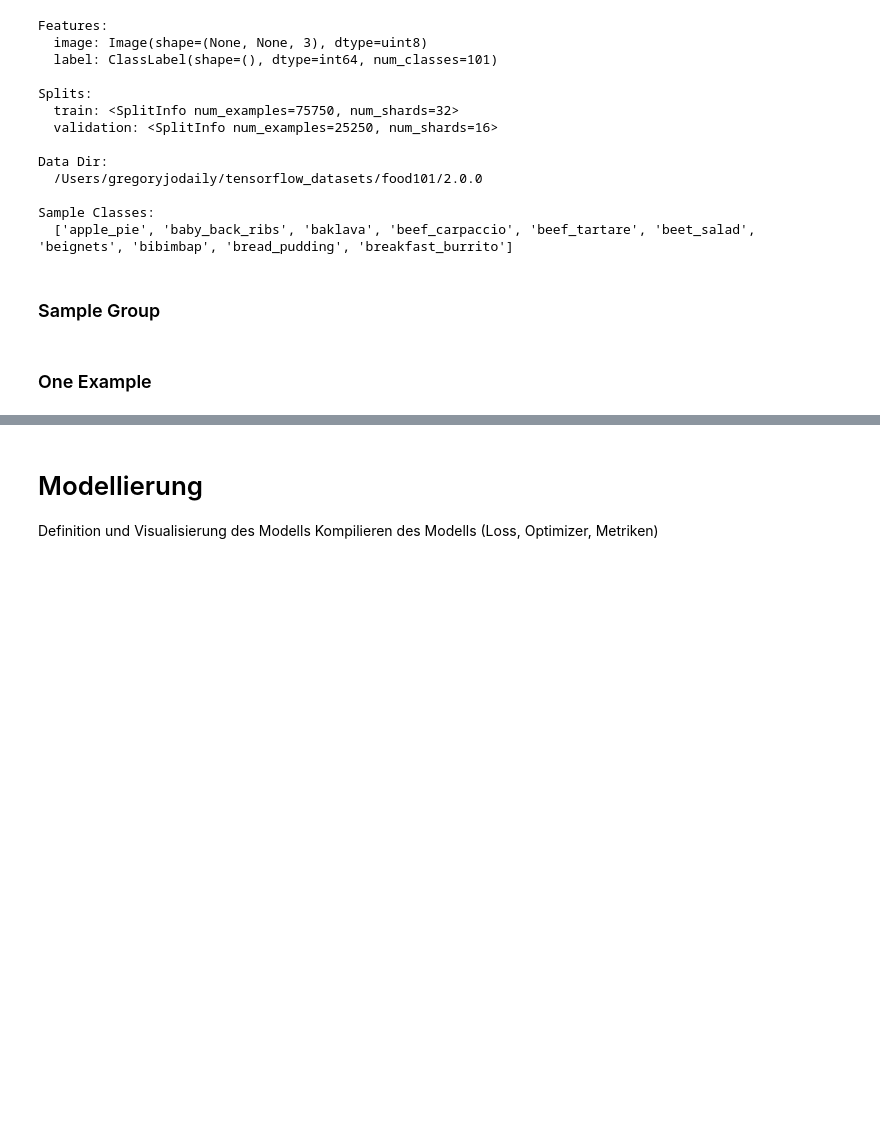
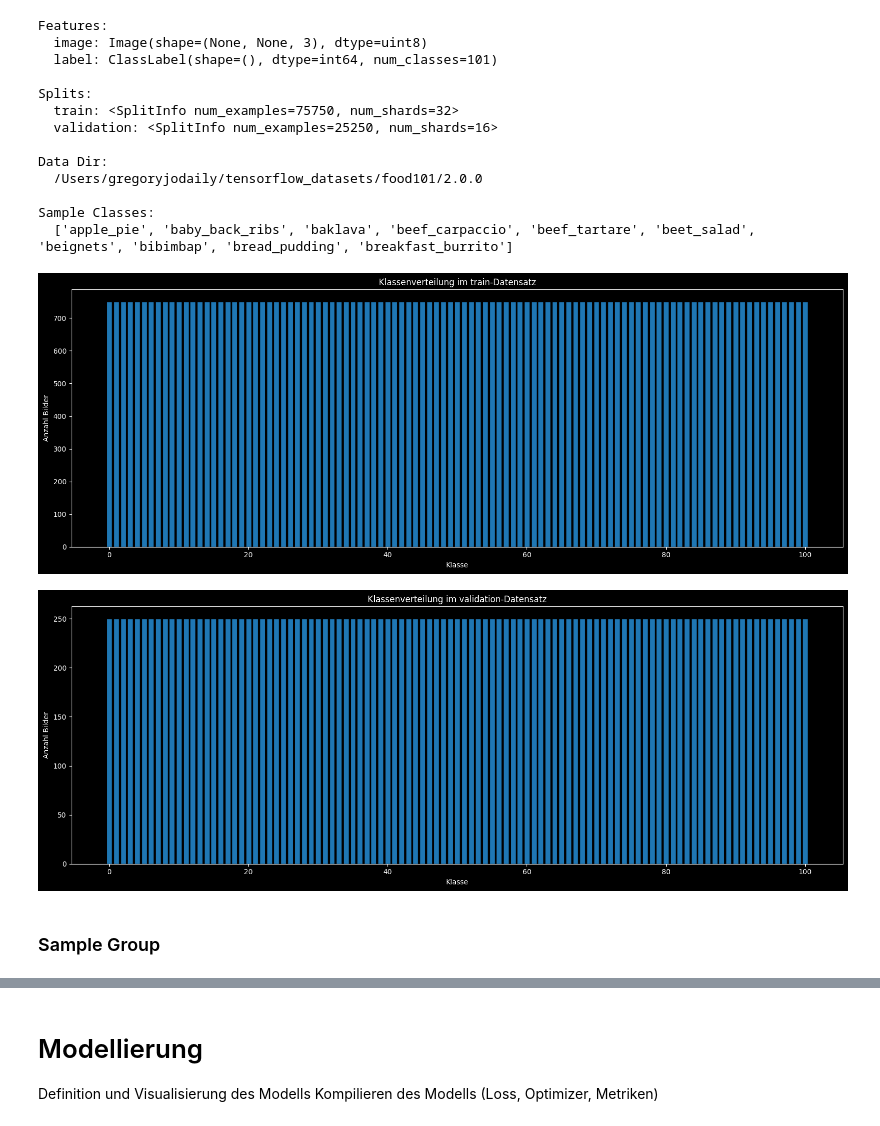
Before and after one commit to gjo-se/images-multiclass, a Jupyter notebook: notebooks/experiments/00_baseline.ipynb, the cells around one changed output, grey strips where cells are left out. Cells and saved outputs as stored; diff of their text form; code cells hidden in the pictures; blank space fills up the shorter version.

Commit message:
added EDA: class_distribution

```diff
--- a/notebooks/experiments/00_baseline.ipynb
+++ b/notebooks/experiments/00_baseline.ipynb
@@ -94,10 +94,15 @@ Data Dir:
 
 Sample Classes:
   ['apple_pie', 'baby_back_ribs', 'baklava', 'beef_carpaccio', 'beef_tartare', 'beet_salad', 'beignets', 'bibimbap', 'bread_pudding', 'breakfast_burrito']
+# %%
+with SuppressTFLogs():
+    eda.show_class_distribution("train");
+    eda.show_class_distribution("validation");
+# %% [output]
+[figure, added]
+[figure, added]
 # %% [markdown]
 ### Sample Group
-# %% [markdown]
-### One Example
 # %%
 import tensorflow as tf
 with SuppressTFLogs():
```
Also changed, not shown: parts of 3 cells of this notebook, 2 other files.
